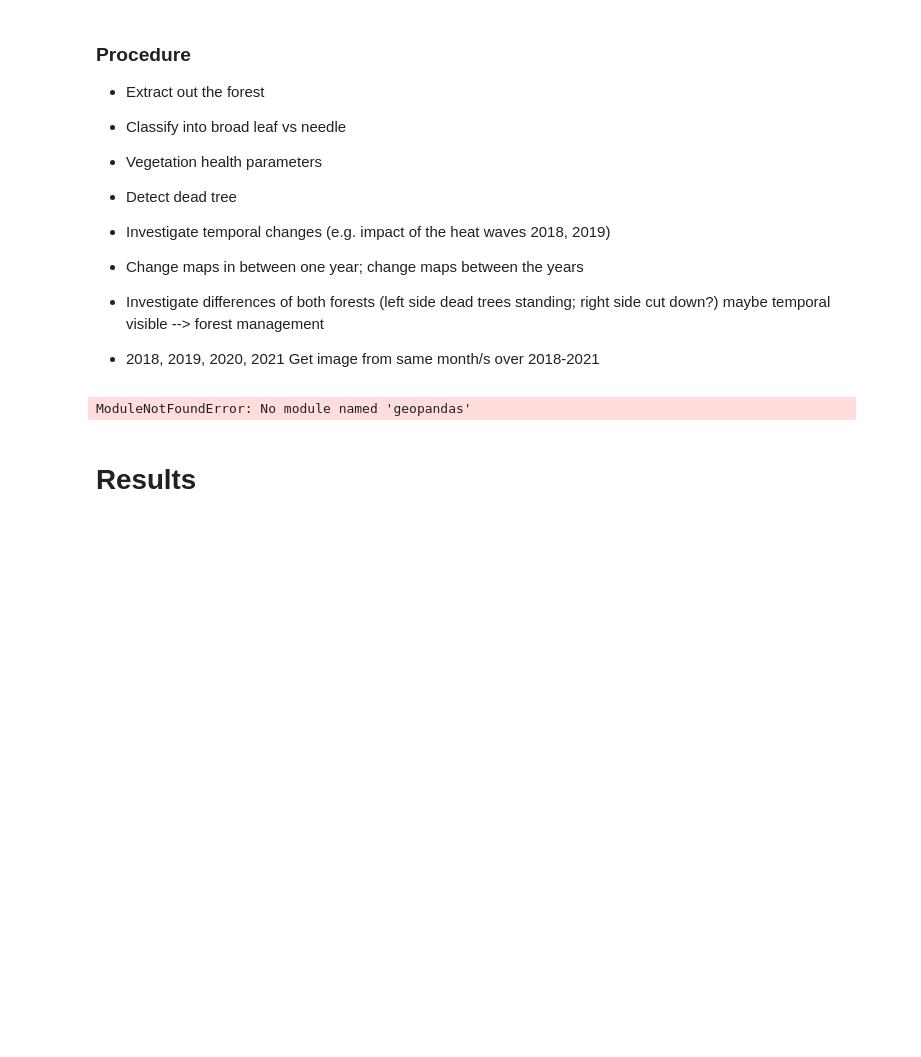
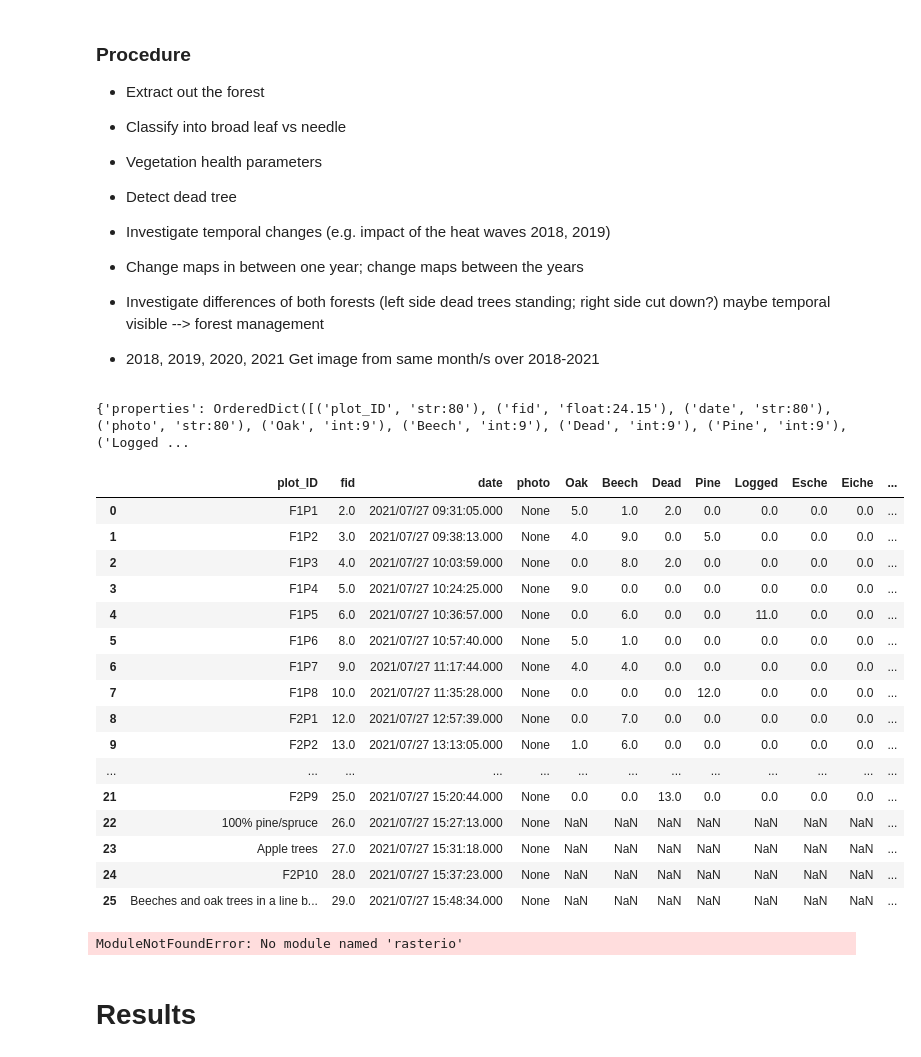
Before and after one commit to Reaganokoth/MB3, a Jupyter notebook: Codes/MB3_Notebook.ipynb, the cells around one changed output. Drawn from its saved outputs; the diff is of its cells as text; code cells hidden in the pictures; blank space fills up the shorter version.

```diff
--- a/Codes/MB3_Notebook.ipynb
+++ b/Codes/MB3_Notebook.ipynb
@@ -67,36 +42,72 @@ from rasterio.plot import reshape_as_raster, reshape_as_image
 # %%
 #Load the field data
 import geopandas as gpd
-field_points = gpd.read_file(gpd.datasets.get_path('../Data/Merged3'))
-shapefile.geometry.plot(figsize=(15,15))
+gpd.read_file('../Data/Merged3.shp')
 # %% [output]
-ModuleNotFoundError: No module named 'geopandas'
+{'properties': OrderedDict([('plot_ID', 'str:80'), ('fid', 'float:24.15'), ('date', 'str:80'), ('photo', 'str:80'), ('Oak', 'int:9'), ('Beech', 'int:9'), ('Dead', 'int:9'), ('Pine', 'int:9'), ('Logged ...
+|  | plot_ID | fid | date | photo | Oak | Beech | Dead | Pine | Logged | Esche | Eiche | ... |
+| 0 | F1P1 | 2.0 | 2021/07/27 09:31:05.000 | None | 5.0 | 1.0 | 2.0 | 0.0 | 0.0 | 0.0 | 0.0 | ... |
+| 1 | F1P2 | 3.0 | 2021/07/27 09:38:13.000 | None | 4.0 | 9.0 | 0.0 | 5.0 | 0.0 | 0.0 | 0.0 | ... |
+| 2 | F1P3 | 4.0 | 2021/07/27 10:03:59.000 | None | 0.0 | 8.0 | 2.0 | 0.0 | 0.0 | 0.0 | 0.0 | ... |
+| 3 | F1P4 | 5.0 | 2021/07/27 10:24:25.000 | None | 9.0 | 0.0 | 0.0 | 0.0 | 0.0 | 0.0 | 0.0 | ... |
+| 4 | F1P5 | 6.0 | 2021/07/27 10:36:57.000 | None | 0.0 | 6.0 | 0.0 | 0.0 | 11.0 | 0.0 | 0.0 | ... |
+| 5 | F1P6 | 8.0 | 2021/07/27 10:57:40.000 | None | 5.0 | 1.0 | 0.0 | 0.0 | 0.0 | 0.0 | 0.0 | ... |
+| 6 | F1P7 | 9.0 | 2021/07/27 11:17:44.000 | None | 4.0 | 4.0 | 0.0 | 0.0 | 0.0 | 0.0 | 0.0 | ... |
+| 7 | F1P8 | 10.0 | 2021/07/27 11:35:28.000 | None | 0.0 | 0.0 | 0.0 | 12.0 | 0.0 | 0.0 | 0.0 | ... |
+| 8 | F2P1 | 12.0 | 2021/07/27 12:57:39.000 | None | 0.0 | 7.0 | 0.0 | 0.0 | 0.0 | 0.0 | 0.0 | ... |
+| 9 | F2P2 | 13.0 | 2021/07/27 13:13:05.000 | None | 1.0 | 6.0 | 0.0 | 0.0 | 0.0 | 0.0 | 0.0 | ... |
+| ... | ... | ... | ... | ... | ... | ... | ... | ... | ... | ... | ... | ... |
+| 21 | F2P9 | 25.0 | 2021/07/27 15:20:44.000 | None | 0.0 | 0.0 | 13.0 | 0.0 | 0.0 | 0.0 | 0.0 | ... |
+| 22 | 100% pine/spruce | 26.0 | 2021/07/27 15:27:13.000 | None | NaN | NaN | NaN | NaN | NaN | NaN | NaN | ... |
+| 23 | Apple trees | 27.0 | 2021/07/27 15:31:18.000 | None | NaN | NaN | NaN | NaN | NaN | NaN | NaN | ... |
+| 24 | F2P10 | 28.0 | 2021/07/27 15:37:23.000 | None | NaN | NaN | NaN | NaN | NaN | NaN | NaN | ... |
+| 25 | Beeches and oak trees in a line b... | 29.0 | 2021/07/27 15:48:34.000 | None | NaN | NaN | NaN | NaN | NaN | NaN | NaN | ... |
 # %%
 #Load the satellite data for each month as a stack
 #stack each year together
 
 # load local visual module
-import visual
+#import visual
 import os
+import rasterio
+
+tiff_files = os.listdir('../Planet_data/')
+
+def load_image4(filename):
+    """Return a 4D (r, g, b, nir) numpy array with the data in the specified TIFF filename."""
+    path = os.path.abspath(os.path.join('../Planet_data/', filename))
+    if os.path.exists(path):
+        with rasterio.open(path) as src:
+            b, g, r, nir = src.read()
+            return np.dstack([r, g, b, nir])
+
+img_files = []
+# load the images and masks
+for fname in tiff_files:
+    img_files.append(load_image4(fname))
 
 
-print(os.listdir())
-
-def load_4band(filename):
-    with rasterio.open(filename, 'r') as src:
-        # orthotile band ordering: blue, green, red, nir
-        b, g, r, n = src.read()
-
-        mask = b == 0 # 0 is NoData
-
-    return [np.ma.array(band, mask=mask) for band in [b, g, r, n]]
-
-def visualize_4band(bgrn_bands, title='BGRN Bands', figsize=(15, 15)):
-    rgb_bands = [bgrn_bands[i] for i in [2, 1, 0]]
-    visual.plot_image(rgb_bands, title=title, figsize=figsize)
+# def visualize_4band(bgrn_bands, title='BGRN Bands', figsize=(15, 15)):
+#     rgb_bands = [bgrn_bands[i] for i in [2, 1, 0]]
+#     visual.plot_image(rgb_bands, title=title, figsize=figsize)
 
 
-visualize_4band(load_4band(image_file))
+# visualize_4band(load_4band(img_file[0]))
+
+
+
+
+
+
+
+# def load_4band(filename):
+#     with rasterio.open(filename, 'r') as src:
+#         # orthotile band ordering: blue, green, red, nir
+#         b, g, r, n = src.read()
+
+#         mask = b == 0 # 0 is NoData
+
+#     return [np.ma.array(band, mask=mask) for band in [b, g, r, n]]
 
 
 
@@ -123,6 +134,8 @@ visualize_4band(load_4band(image_file))
 #visualize results
 
 #### Classify into broad leaf vs. needle leaf ######
+# %% [output]
+ModuleNotFoundError: No module named 'rasterio'
 # %% [markdown]
 # Results
 # %% [markdown]
```
Also changed, not shown: parts of 1 cell of this notebook.
